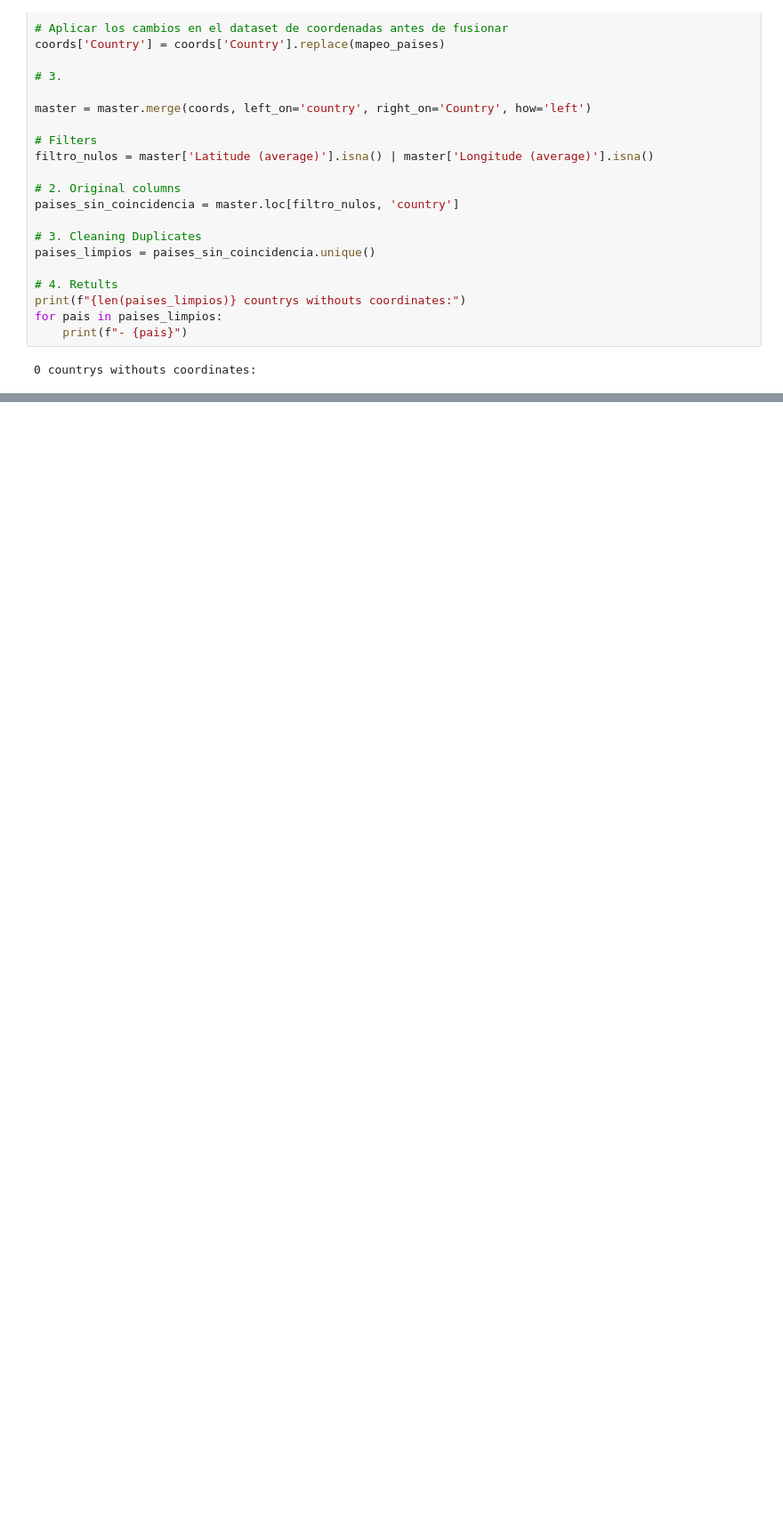
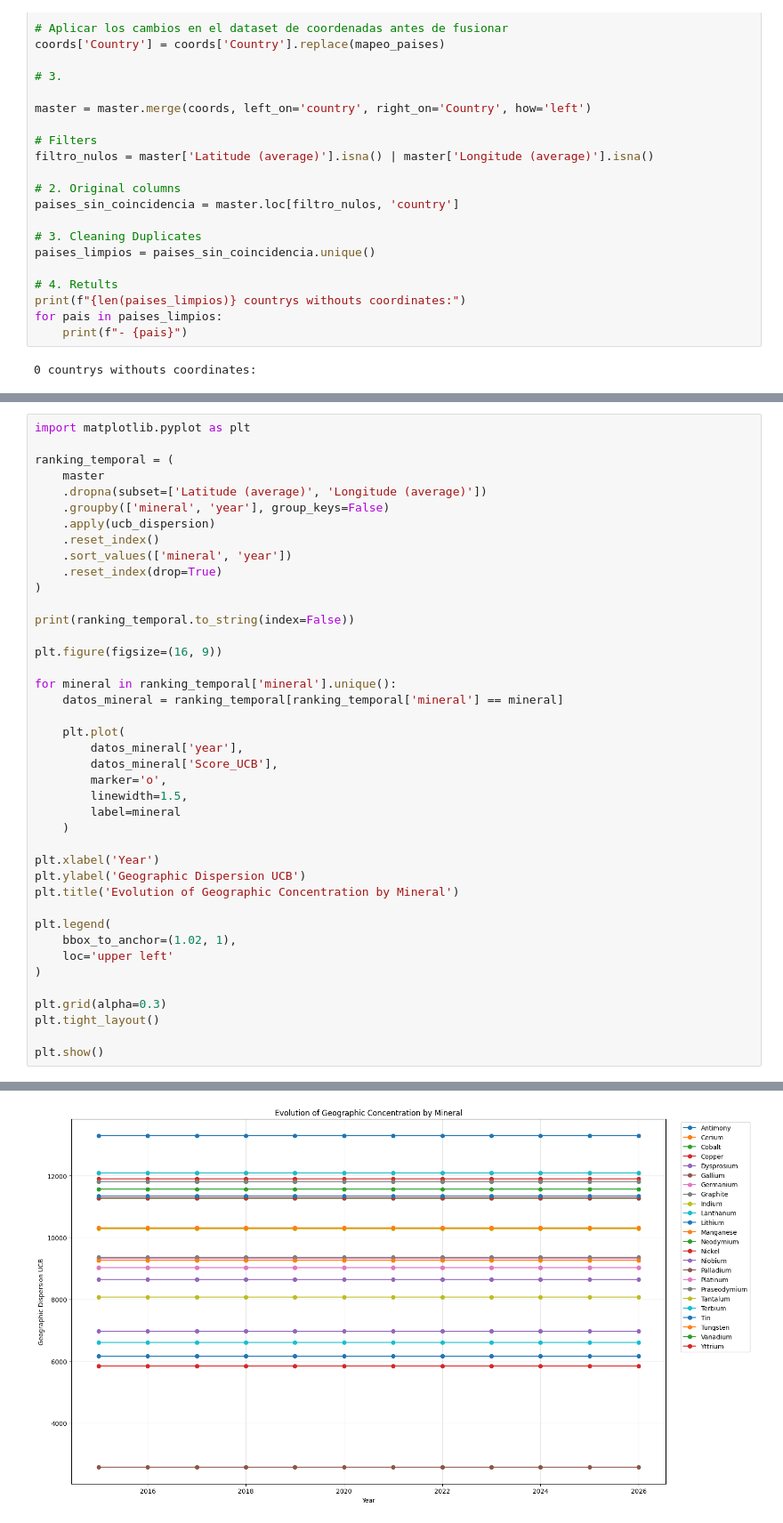
Before and after one commit to gamerOZZY/TerraByte_MineLab, a Jupyter notebook: notebooks/supply_Concentration.ipynb, the cells around one changed output, grey strips where cells are left out. Shown at 89% size. Cells and saved outputs as stored; diff of their text form; blank space fills up the shorter version.

```diff
--- a/notebooks/supply_Concentration.ipynb
+++ b/notebooks/supply_Concentration.ipynb
@@ -77,0 +214,42 @@ for pais in paises_limpios:
+# %%
+import matplotlib.pyplot as plt
+
+ranking_temporal = (
+    master
+    .dropna(subset=['Latitude (average)', 'Longitude (average)'])
+    .groupby(['mineral', 'year'], group_keys=False)
+    .apply(ucb_dispersion)
+    .reset_index()
+    .sort_values(['mineral', 'year'])
+    .reset_index(drop=True)
+)
+
+print(ranking_temporal.to_string(index=False))
+
+plt.figure(figsize=(16, 9))
+
+for mineral in ranking_temporal['mineral'].unique():
+    datos_mineral = ranking_temporal[ranking_temporal['mineral'] == mineral]
+
+    plt.plot(
+        datos_mineral['year'],
+        datos_mineral['Score_UCB'],
+        marker='o',
+        linewidth=1.5,
+        label=mineral
+    )
+
+plt.xlabel('Year')
+plt.ylabel('Geographic Dispersion UCB')
+plt.title('Evolution of Geographic Concentration by Mineral')
+
+plt.legend(
+    bbox_to_anchor=(1.02, 1),
+    loc='upper left'
+)
+
+plt.grid(alpha=0.3)
+plt.tight_layout()
+
+plt.show()
+# %% [output]
@@ -77,0 +273 @@ for pais in paises_limpios:
+[figure, added]
```
Also changed, not shown: parts of 5 cells of this notebook, 2 other files.
